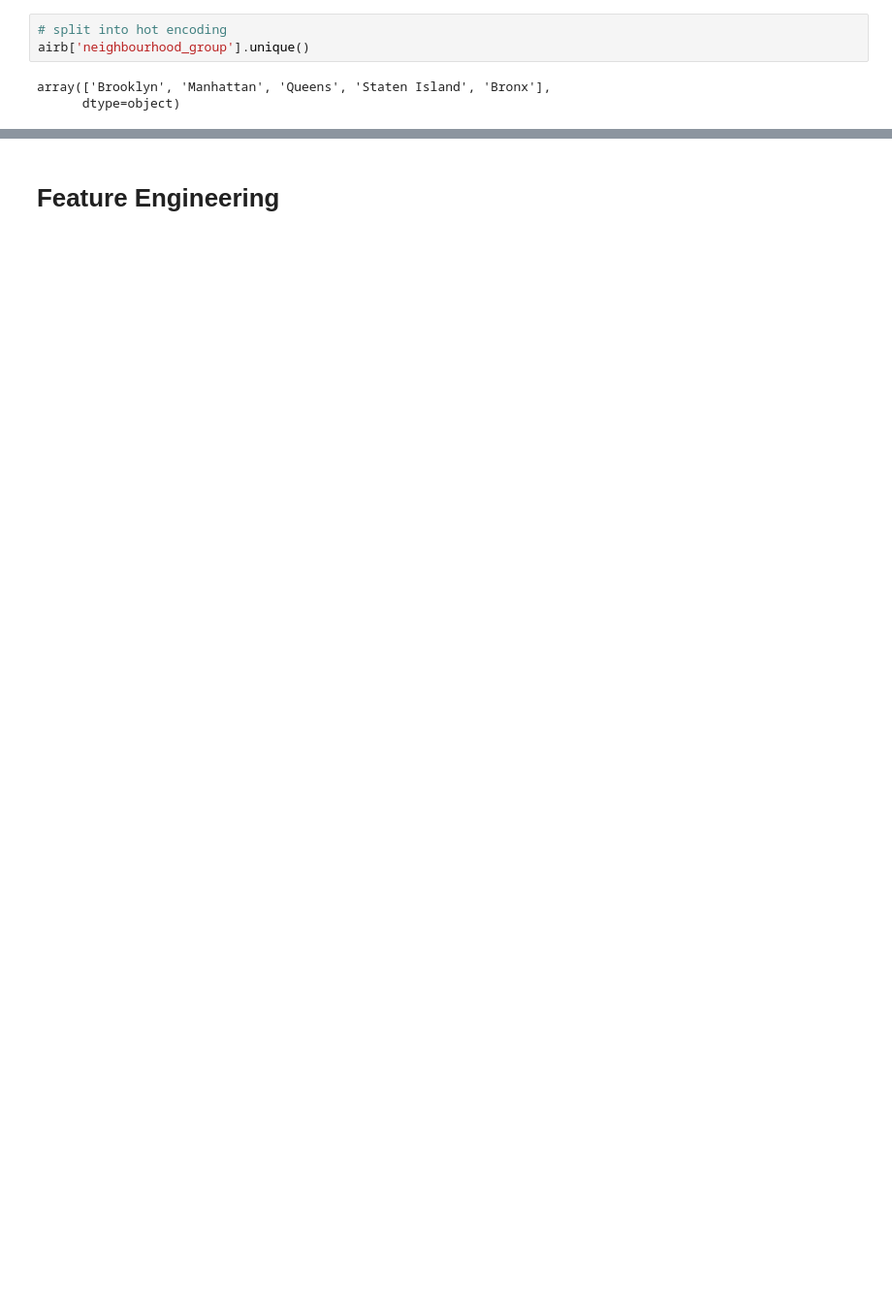
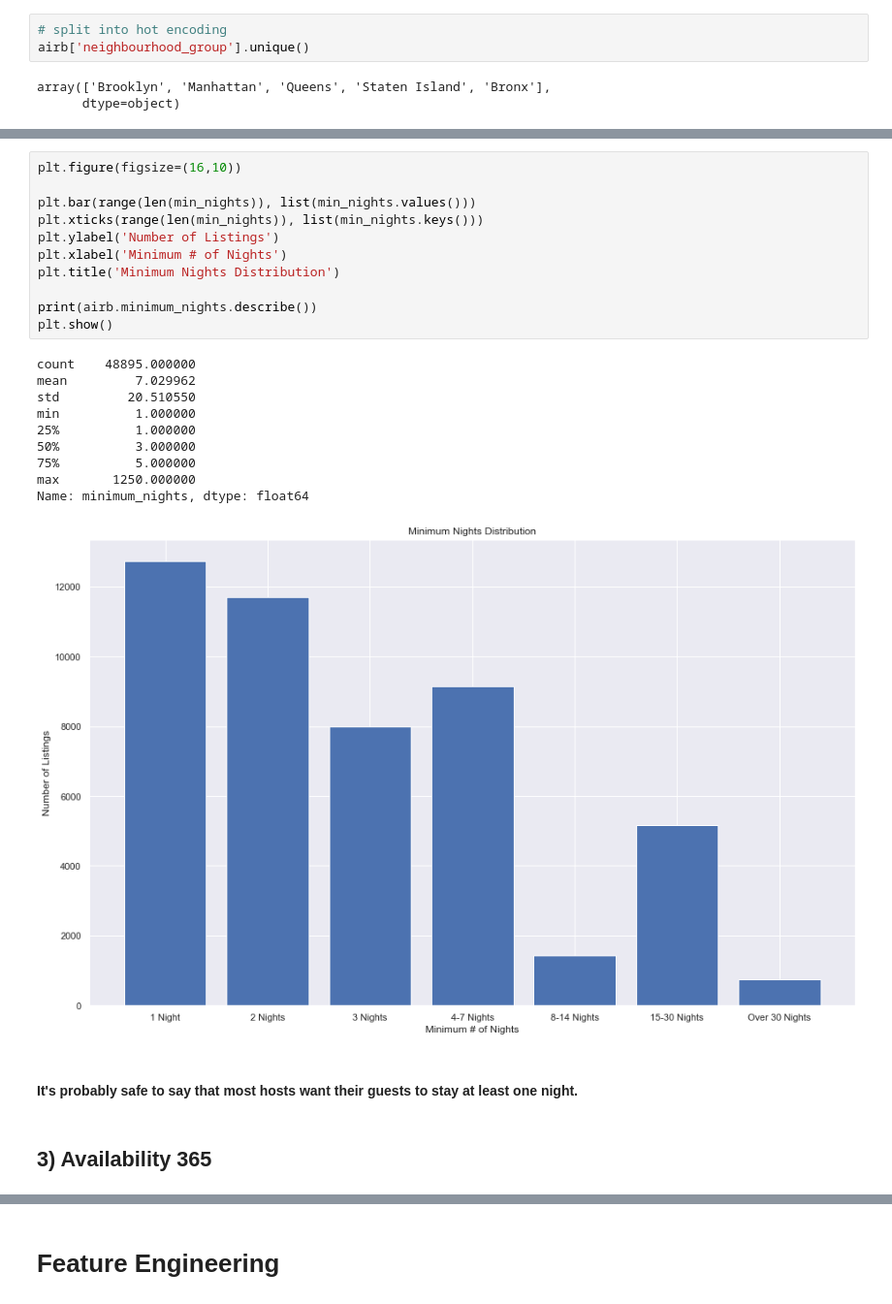
Before and after one commit to kjclarkson624/AirBAnalysis, a Jupyter notebook: AirBPriceAnalysis.ipynb, the cells around one changed output, grey strips where cells are left out. Shown at 97% size. Cells and saved outputs as stored; diff of their text form; blank space fills up the shorter version.

```diff
--- a/AirBPriceAnalysis.ipynb
+++ b/AirBPriceAnalysis.ipynb
@@ -218,0 +193,26 @@ Name: last_review, Length: 48895, dtype: object
+# %%
+plt.figure(figsize=(16,10))
+
+plt.bar(range(len(min_nights)), list(min_nights.values()))
+plt.xticks(range(len(min_nights)), list(min_nights.keys()))
+plt.ylabel('Number of Listings')
+plt.xlabel('Minimum # of Nights')
+plt.title('Minimum Nights Distribution')
+
+print(airb.minimum_nights.describe())
+plt.show()
+# %% [output]
+count    48895.000000
+mean         7.029962
+std         20.510550
+min          1.000000
+25%          1.000000
+50%          3.000000
+75%          5.000000
+max       1250.000000
+Name: minimum_nights, dtype: float64
+[figure, added]
+# %% [markdown]
+#### It's probably safe to say that most hosts want their guests to stay at least one night.
+# %% [markdown]
+## 3) Availability 365
```
Also changed, not shown: parts of 73 cells of this notebook.
